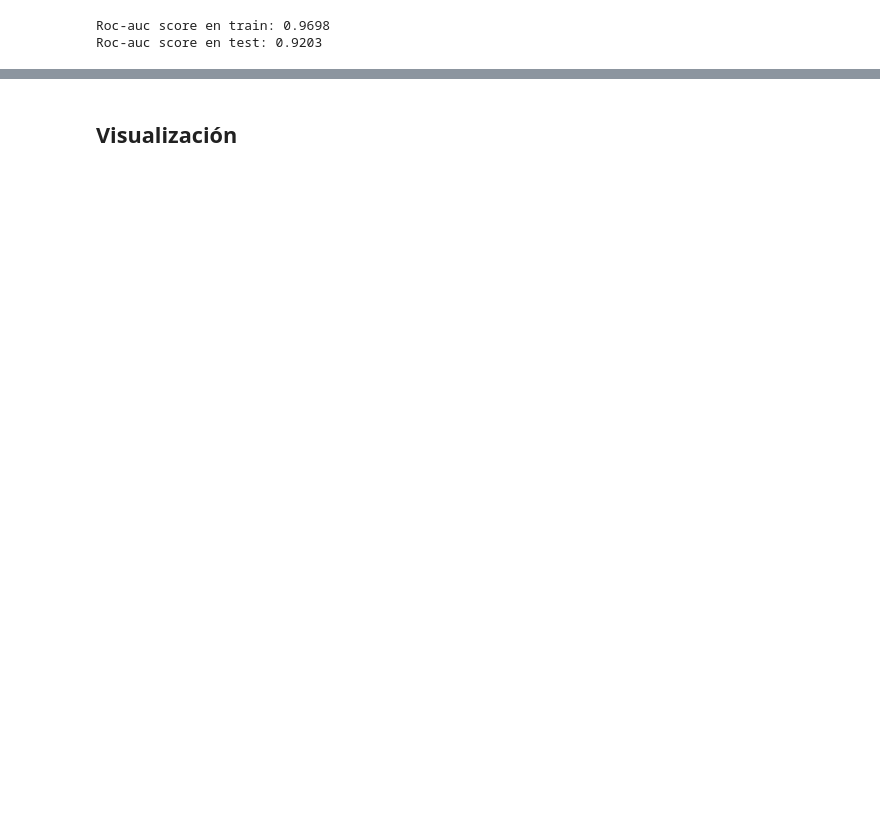
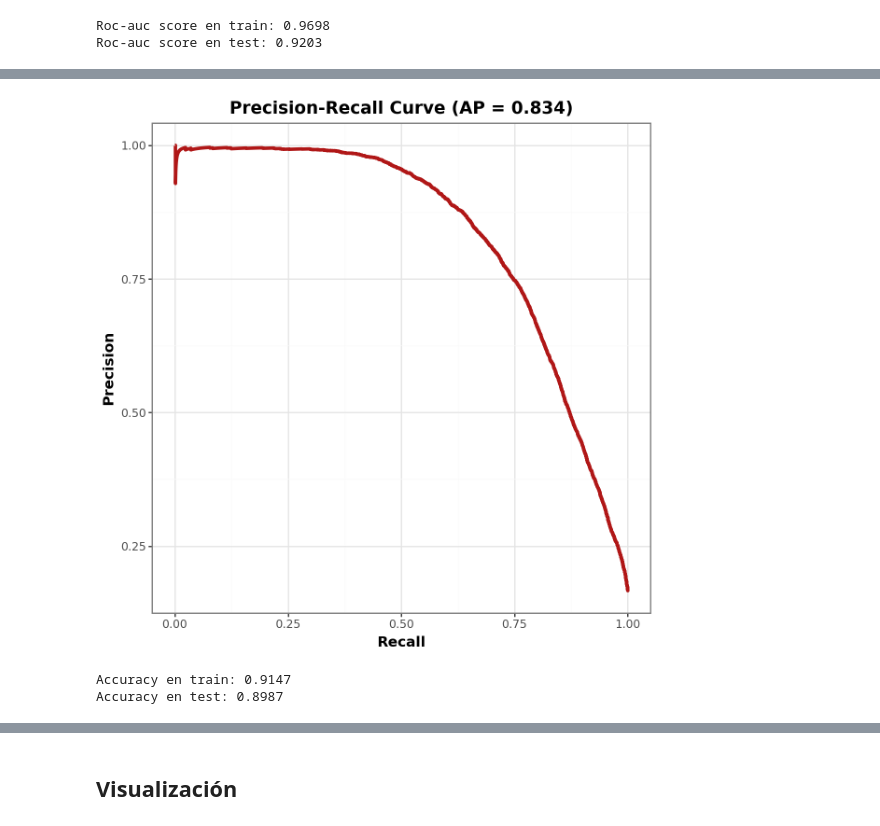
Before and after one commit to RenzoCar1997/trabajo-ensembles, a Jupyter notebook: fraudDetection_student.ipynb, the cells around one changed output, grey strips where cells are left out. Cells and saved outputs as stored; diff of their text form; code cells hidden in the pictures; blank space fills up the shorter version.

Commit message:
Stacking, Voting, Bagging y comentarios finales añadidos

```diff
--- a/fraudDetection_student.ipynb
+++ b/fraudDetection_student.ipynb
@@ -959,0 +981,6 @@ print(f'Roc-auc score en test: {auc_score_test:.4}')
+# %%
+#Precision Recall Curve
+precision_recall_graph = plot_precision_recall_curve(y_test, y_probs_test)
+precision_recall_graph.show()
+# %% [output]
+[figure, added]
@@ -959,0 +1023,35 @@ print(f'Roc-auc score en test: {auc_score_test:.4}')
+# %%
+# Se agregan métodos al Isolation Forest base con la función definida
+if_wrapper = IsolationForestWrapper(isoforest_model)
+
+# Se definen los modelos base
+models_base = [
+    ('XGBoost', xgb_model),
+    ('CatBoost', cb_model),
+    ('LightGBM', lgbm_model),
+    ('Random Forest', rf_model),
+    ('Isolation Forest', if_wrapper)
+]
+
+# Se define el metamodelo de salida
+meta_model = LogisticRegression(random_state=21, n_jobs=-1)
+
+# Se crea el StackingClassifier con los modelos base
+stacking_model = StackingClassifier(estimators=models_base, final_estimator=meta_model)
+
+# Entranamiento del modelo
+stacking_model.fit(X_train, y_train)
+
+# Predicción de la clase positiva
+y_probs_train = stacking_model.predict(X_train)
+y_probs_test = stacking_model.predict(X_test)
+
+# Evaluar el rendimiento del modelo
+voting_acc_train = accuracy_score(y_train, y_probs_train)
+voting_acc_test = accuracy_score(y_test, y_probs_test)
+auc_models_test['Stacking'] = voting_acc_test
+print(f'Accuracy en train: {voting_acc_train:.4f}')
+print(f'Accuracy en test: {voting_acc_test:.4f}')
+# %% [output]
+Accuracy en train: 0.9147
+Accuracy en test: 0.8987
```
Also changed, not shown: parts of 42 cells of this notebook.
